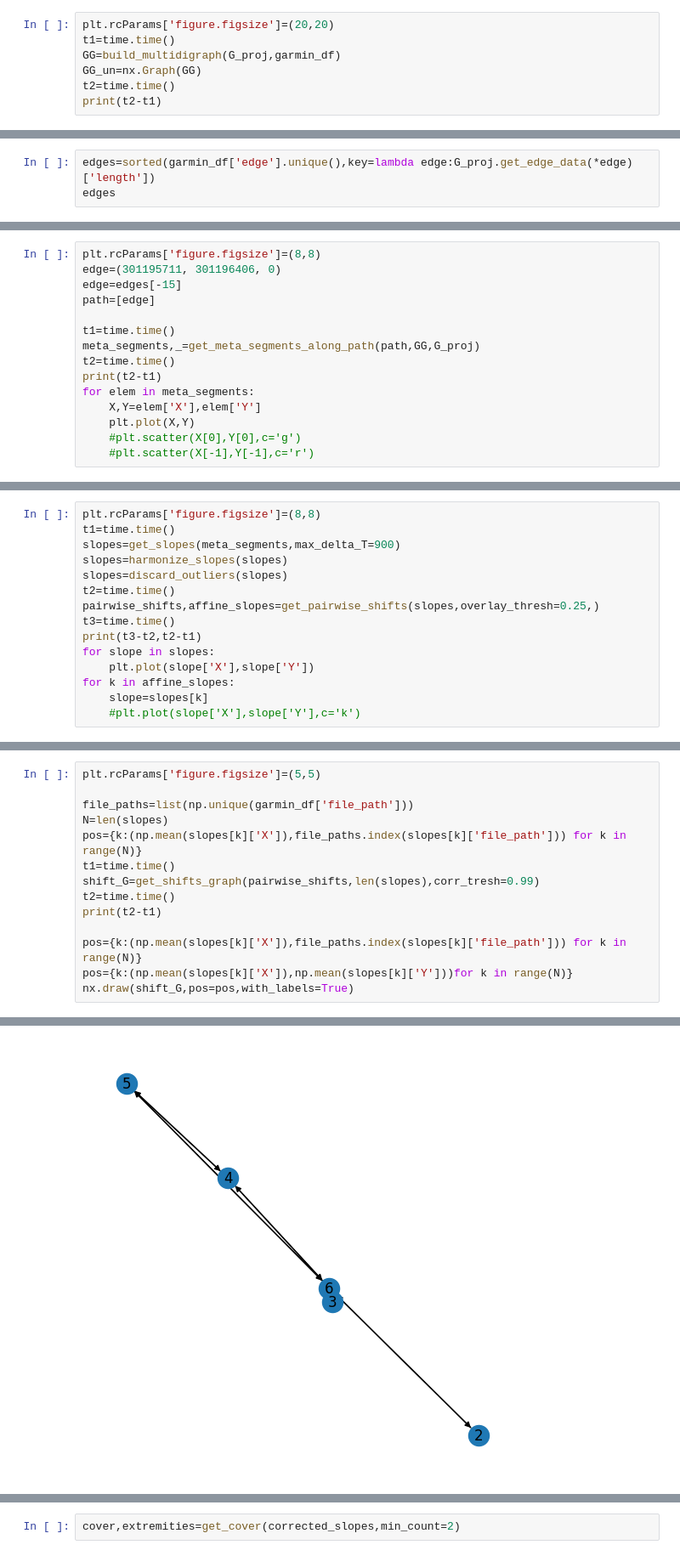
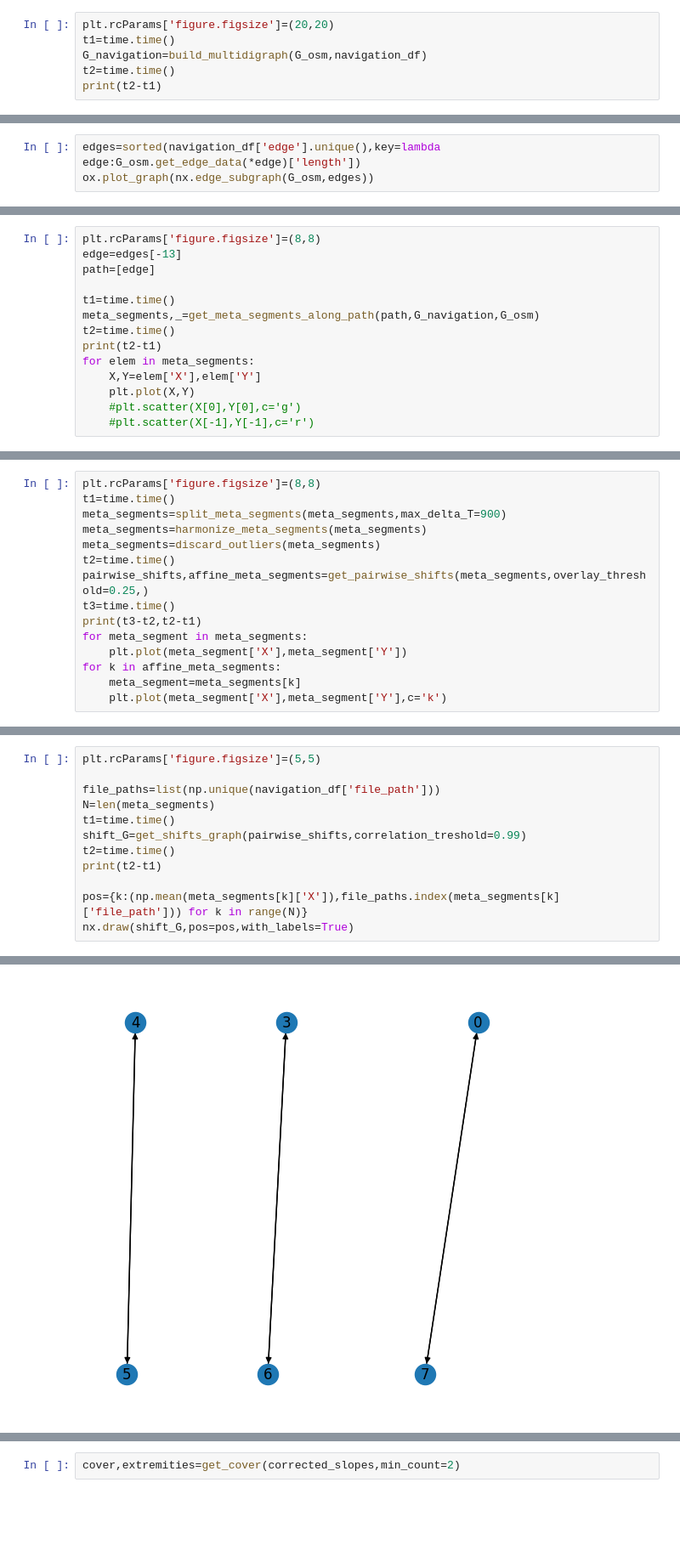
Before and after one commit to pierremennesson/garmin_elevation_process, a Jupyter notebook: edge_wise.ipynb, the cells around one changed output, grey strips where cells are left out. Shown at 85% size. Cells and saved outputs as stored; diff of their text form; blank space fills up the shorter version.

```diff
--- a/edge_wise.ipynb
+++ b/edge_wise.ipynb
@@ -107,8 +92,7 @@ adding segments took 0.094055 s
 # %%
 plt.rcParams['figure.figsize']=(20,20)
 t1=time.time()
-GG=build_multidigraph(G_proj,garmin_df)
-GG_un=nx.Graph(GG)
+G_navigation=build_multidigraph(G_osm,navigation_df)
 t2=time.time()
 print(t2-t1)
 # %% [output]
@@ -116,4 +100,4 @@ print(t2-t1)
 # %%
-edges=sorted(garmin_df['edge'].unique(),key=lambda edge:G_proj.get_edge_data(*edge)['length'])
-edges
+edges=sorted(navigation_df['edge'].unique(),key=lambda edge:G_osm.get_edge_data(*edge)['length'])
+ox.plot_graph(nx.edge_subgraph(G_osm,edges))
 # %% [output]
@@ -137,11 +106,10 @@ edges
 # %%
 plt.rcParams['figure.figsize']=(8,8)
-edge=(301195711, 301196406, 0)
-edge=edges[-15]
+edge=edges[-13]
 path=[edge]
 
 t1=time.time()
-meta_segments,_=get_meta_segments_along_path(path,GG,G_proj)
+meta_segments,_=get_meta_segments_along_path(path,G_navigation,G_osm)
 t2=time.time()
 print(t2-t1)
 for elem in meta_segments:
@@ -160,16 +128,16 @@ ox.plot_graph(nx.edge_subgraph(G_dir,map(tuple,path[:])))
 # %%
 plt.rcParams['figure.figsize']=(8,8)
 t1=time.time()
-slopes=get_slopes(meta_segments,max_delta_T=900)
-slopes=harmonize_slopes(slopes)
-slopes=discard_outliers(slopes)
+meta_segments=split_meta_segments(meta_segments,max_delta_T=900)
+meta_segments=harmonize_meta_segments(meta_segments)
+meta_segments=discard_outliers(meta_segments)
 t2=time.time()
-pairwise_shifts,affine_slopes=get_pairwise_shifts(slopes,overlay_thresh=0.25,)
+pairwise_shifts,affine_meta_segments=get_pairwise_shifts(meta_segments,overlay_threshold=0.25,)
 t3=time.time()
 print(t3-t2,t2-t1)
-for slope in slopes:
-    plt.plot(slope['X'],slope['Y'])
-for k in affine_slopes:
-    slope=slopes[k]
-    #plt.plot(slope['X'],slope['Y'],c='k')
+for meta_segment in meta_segments:
+    plt.plot(meta_segment['X'],meta_segment['Y'])
+for k in affine_meta_segments:
+    meta_segment=meta_segments[k]
+    plt.plot(meta_segment['X'],meta_segment['Y'],c='k')
 # %% [output]
@@ -178,15 +146,13 @@ for k in affine_slopes:
 # %%
 plt.rcParams['figure.figsize']=(5,5)
 
-file_paths=list(np.unique(garmin_df['file_path']))
-N=len(slopes)
-pos={k:(np.mean(slopes[k]['X']),file_paths.index(slopes[k]['file_path'])) for k in range(N)}
+file_paths=list(np.unique(navigation_df['file_path']))
+N=len(meta_segments)
 t1=time.time()
-shift_G=get_shifts_graph(pairwise_shifts,len(slopes),corr_tresh=0.99)
+shift_G=get_shifts_graph(pairwise_shifts,correlation_treshold=0.99)
 t2=time.time()
 print(t2-t1)
 
-pos={k:(np.mean(slopes[k]['X']),file_paths.index(slopes[k]['file_path'])) for k in range(N)}
-pos={k:(np.mean(slopes[k]['X']),np.mean(slopes[k]['Y']))for k in range(N)}
+pos={k:(np.mean(meta_segments[k]['X']),file_paths.index(meta_segments[k]['file_path'])) for k in range(N)}
 nx.draw(shift_G,pos=pos,with_labels=True)
 # %% [output]
@@ -194,4 +160,4 @@ nx.draw(shift_G,pos=pos,with_labels=True)
-[figure, old version]
+[figure, new version]
 # %%
 t1=time.time()
 edges=list(nx.minimum_spanning_edges(nx.Graph(shift_G),weight='weight',data=False))
```
Also changed, not shown: parts of 12 cells of this notebook, 10 other files.
